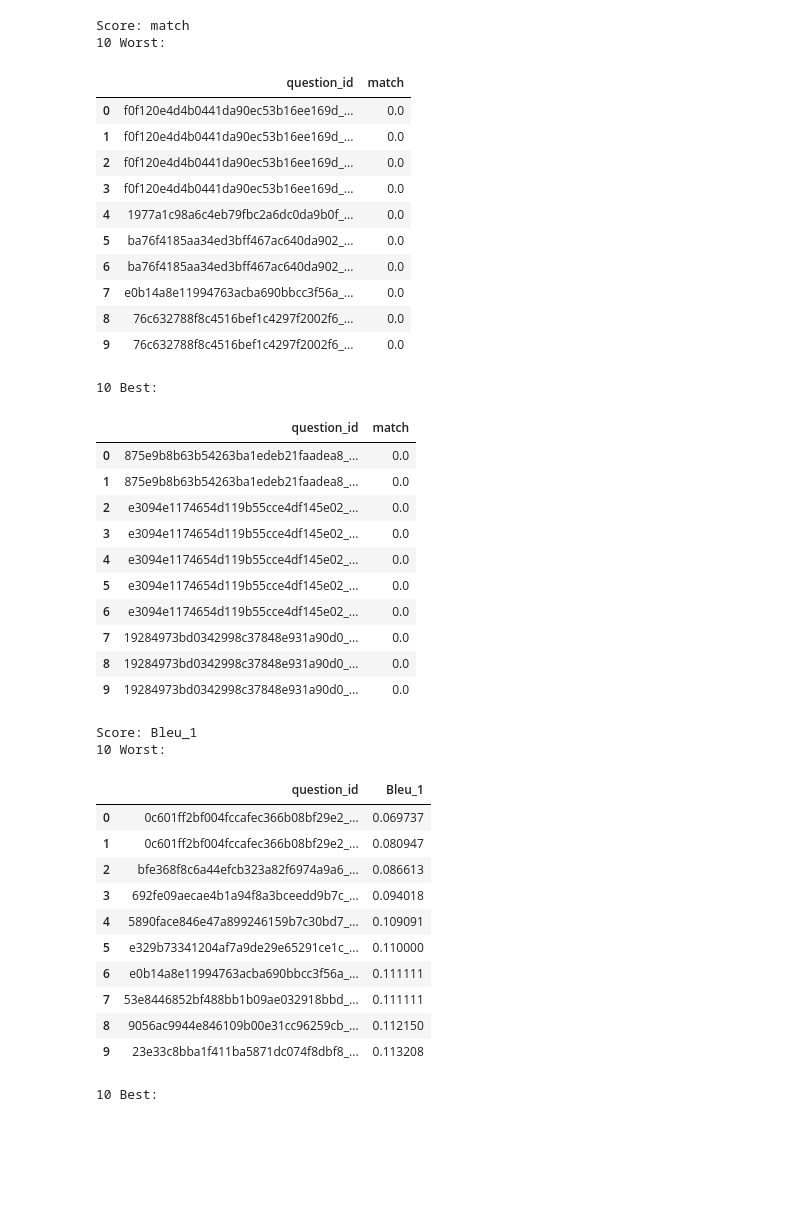
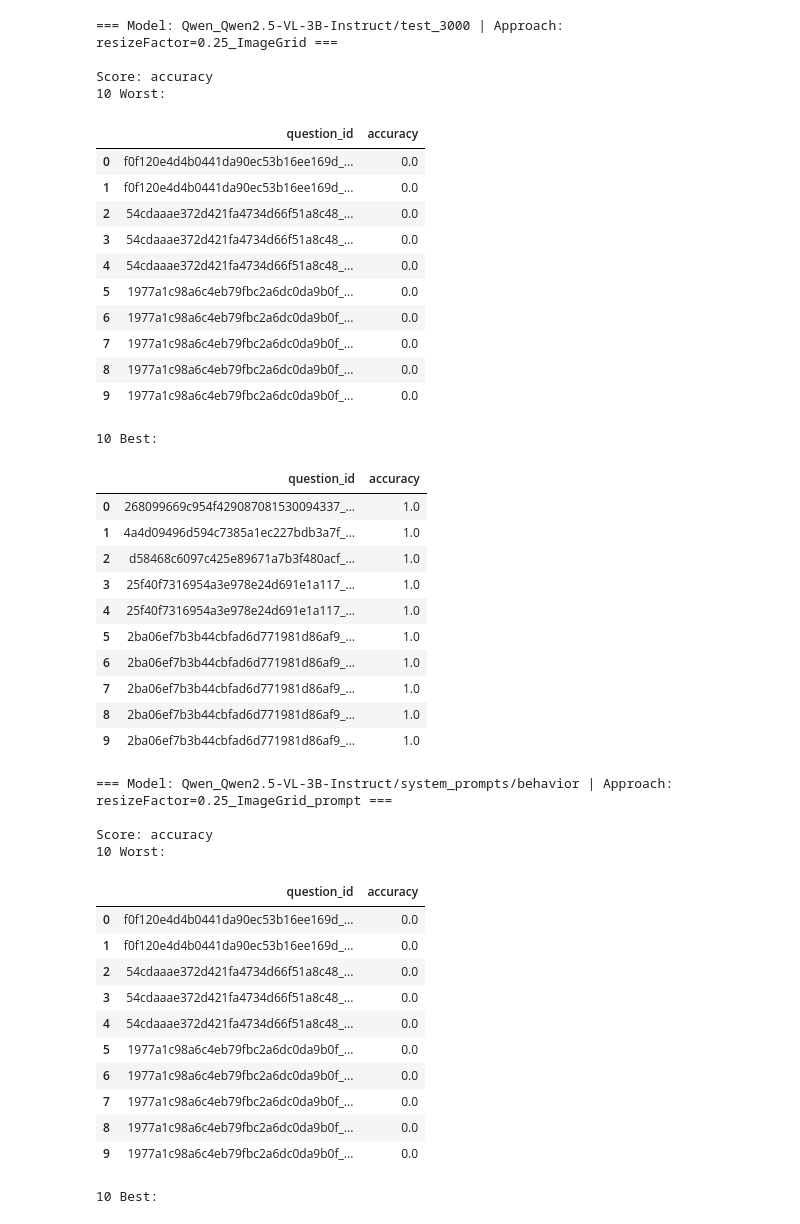
Before and after one commit to csiemssen/APP-RAS-Driving-with-Language, a Jupyter notebook: notebooks/analysis.ipynb, the cells around one changed output. Cells and saved outputs as stored; diff of their text form; code cells hidden in the pictures; blank space fills up the shorter version.

```diff
--- a/notebooks/analysis.ipynb
+++ b/notebooks/analysis.ipynb
@@ -7,7 +207,6 @@ import json
 import pandas as pd
 import numpy as np
 import matplotlib.pyplot as plt
-# import seaborn as sns
 
 results_dir = "../data/local_eval/"
 result_files = glob.glob(os.path.join(results_dir, "**/*_results.json"), recursive=True)
@@ -54,4 +253,4 @@ for file in filtered_result_files:
     all_results.append(row)
 
 
-df = pd.DataFrame(all_results).sort_values("model")
+df = pd.DataFrame(all_results).sort_values("approach")
@@ -128,7 +331,7 @@ per_question_score_keys = [
 
 for idx, row in df.iterrows():
     approach = row["approach"]
-    model = row["model"]
+    model = row["info"]
 
     file = [f for f in result_files if os.path.basename(f).startswith(approach)][0]
     with open(file, "r") as f:
@@ -154,7 +357,7 @@ for idx, row in df.iterrows():
 std_median_rows = []
 for idx, row in df.iterrows():
     approach = row["approach"]
-    model = row["model"]
+    model = row["info"]
     file = [f for f in result_files if os.path.basename(f).startswith(approach)][0]
     with open(file, "r") as f:
         data = json.load(f)
@@ -206,39 +409,43 @@ Score: accuracy
-Score: match
+=== Model: Qwen_Qwen2.5-VL-3B-Instruct/test_3000 | Approach: resizeFactor=0.25_ImageGrid ===
+
+Score: accuracy
 10 Worst:
-|  | question_id | match |
+|  | question_id | accuracy |
 | 0 | f0f120e4d4b0441da90ec53b16ee169d_... | 0.0 |
 | 1 | f0f120e4d4b0441da90ec53b16ee169d_... | 0.0 |
-| 2 | f0f120e4d4b0441da90ec53b16ee169d_... | 0.0 |
-| 3 | f0f120e4d4b0441da90ec53b16ee169d_... | 0.0 |
-| 4 | 1977a1c98a6c4eb79fbc2a6dc0da9b0f_... | 0.0 |
-| 5 | ba76f4185aa34ed3bff467ac640da902_... | 0.0 |
-| 6 | ba76f4185aa34ed3bff467ac640da902_... | 0.0 |
-| 7 | e0b14a8e11994763acba690bbcc3f56a_... | 0.0 |
-| 8 | 76c632788f8c4516bef1c4297f2002f6_... | 0.0 |
-| 9 | 76c632788f8c4516bef1c4297f2002f6_... | 0.0 |
+| 2 | 54cdaaae372d421fa4734d66f51a8c48_... | 0.0 |
+| 3 | 54cdaaae372d421fa4734d66f51a8c48_... | 0.0 |
+| 4 | 54cdaaae372d421fa4734d66f51a8c48_... | 0.0 |
+| 5 | 1977a1c98a6c4eb79fbc2a6dc0da9b0f_... | 0.0 |
+| 6 | 1977a1c98a6c4eb79fbc2a6dc0da9b0f_... | 0.0 |
+| 7 | 1977a1c98a6c4eb79fbc2a6dc0da9b0f_... | 0.0 |
+| 8 | 1977a1c98a6c4eb79fbc2a6dc0da9b0f_... | 0.0 |
+| 9 | 1977a1c98a6c4eb79fbc2a6dc0da9b0f_... | 0.0 |
 10 Best:
-|  | question_id | match |
-| 0 | 875e9b8b63b54263ba1edeb21faadea8_... | 0.0 |
-| 1 | 875e9b8b63b54263ba1edeb21faadea8_... | 0.0 |
-| 2 | e3094e1174654d119b55cce4df145e02_... | 0.0 |
-| 3 | e3094e1174654d119b55cce4df145e02_... | 0.0 |
-| 4 | e3094e1174654d119b55cce4df145e02_... | 0.0 |
-| 5 | e3094e1174654d119b55cce4df145e02_... | 0.0 |
-| 6 | e3094e1174654d119b55cce4df145e02_... | 0.0 |
-| 7 | 19284973bd0342998c37848e931a90d0_... | 0.0 |
-| 8 | 19284973bd0342998c37848e931a90d0_... | 0.0 |
-| 9 | 19284973bd0342998c37848e931a90d0_... | 0.0 |
+|  | question_id | accuracy |
+| 0 | 268099669c954f429087081530094337_... | 1.0 |
+| 1 | 4a4d09496d594c7385a1ec227bdb3a7f_... | 1.0 |
+| 2 | d58468c6097c425e89671a7b3f480acf_... | 1.0 |
+| 3 | 25f40f7316954a3e978e24d691e1a117_... | 1.0 |
+| 4 | 25f40f7316954a3e978e24d691e1a117_... | 1.0 |
+| 5 | 2ba06ef7b3b44cbfad6d771981d86af9_... | 1.0 |
+| 6 | 2ba06ef7b3b44cbfad6d771981d86af9_... | 1.0 |
+| 7 | 2ba06ef7b3b44cbfad6d771981d86af9_... | 1.0 |
+| 8 | 2ba06ef7b3b44cbfad6d771981d86af9_... | 1.0 |
+| 9 | 2ba06ef7b3b44cbfad6d771981d86af9_... | 1.0 |
-Score: Bleu_1
+=== Model: Qwen_Qwen2.5-VL-3B-Instruct/system_prompts/behavior | Approach: resizeFactor=0.25_ImageGrid_prompt ===
+
+Score: accuracy
 10 Worst:
-|  | question_id | Bleu_1 |
-| 0 | 0c601ff2bf004fccafec366b08bf29e2_... | 0.069737 |
-| 1 | 0c601ff2bf004fccafec366b08bf29e2_... | 0.080947 |
-| 2 | bfe368f8c6a44efcb323a82f6974a9a6_... | 0.086613 |
-| 3 | 692fe09aecae4b1a94f8a3bceedd9b7c_... | 0.094018 |
-| 4 | 5890face846e47a899246159b7c30bd7_... | 0.109091 |
-| 5 | e329b73341204af7a9de29e65291ce1c_... | 0.110000 |
-| 6 | e0b14a8e11994763acba690bbcc3f56a_... | 0.111111 |
-| 7 | 53e8446852bf488bb1b09ae032918bbd_... | 0.111111 |
-| 8 | 9056ac9944e846109b00e31cc96259cb_... | 0.112150 |
-| 9 | 23e33c8bba1f411ba5871dc074f8dbf8_... | 0.113208 |
+|  | question_id | accuracy |
+| 0 | f0f120e4d4b0441da90ec53b16ee169d_... | 0.0 |
+| 1 | f0f120e4d4b0441da90ec53b16ee169d_... | 0.0 |
+| 2 | 54cdaaae372d421fa4734d66f51a8c48_... | 0.0 |
+| 3 | 54cdaaae372d421fa4734d66f51a8c48_... | 0.0 |
+| 4 | 54cdaaae372d421fa4734d66f51a8c48_... | 0.0 |
+| 5 | 1977a1c98a6c4eb79fbc2a6dc0da9b0f_... | 0.0 |
+| 6 | 1977a1c98a6c4eb79fbc2a6dc0da9b0f_... | 0.0 |
+| 7 | 1977a1c98a6c4eb79fbc2a6dc0da9b0f_... | 0.0 |
+| 8 | 1977a1c98a6c4eb79fbc2a6dc0da9b0f_... | 0.0 |
+| 9 | 1977a1c98a6c4eb79fbc2a6dc0da9b0f_... | 0.0 |
 10 Best:
```
Also changed, not shown: parts of 14 cells of this notebook, 1 other file.
